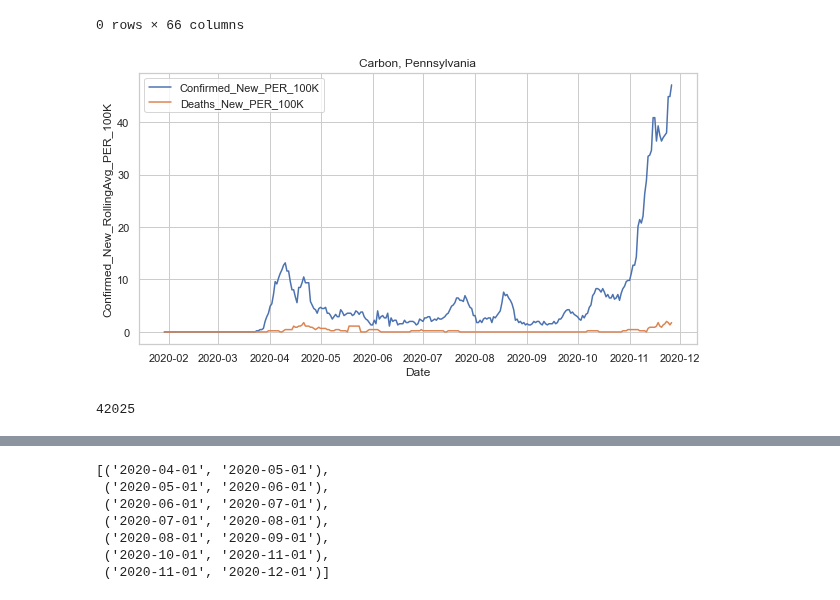
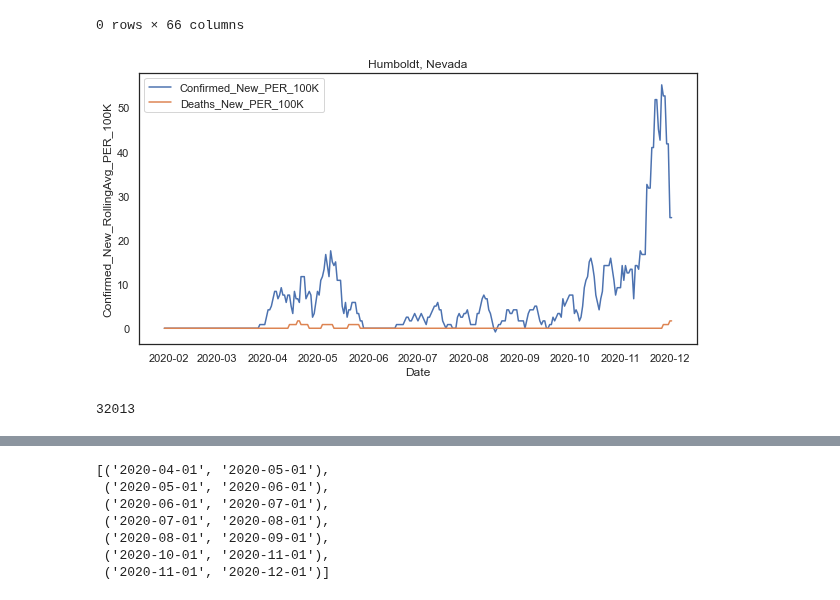
Before and after one commit to pballent/hia-covid, a Jupyter notebook: hia_covid_python_exploration/Combined_Data_Exploration.ipynb, the cells around one changed output, grey strips where cells are left out. Saved outputs shown, nothing was run; the diff lists cells and outputs as text; code cells hidden in the pictures.

```diff
--- a/hia_covid_python_exploration/Combined_Data_Exploration.ipynb
+++ b/hia_covid_python_exploration/Combined_Data_Exploration.ipynb
@@ -218,25 +218,25 @@ combined_sub[combined_sub.Date.isna() == True]
 |  | Date | County_FIPS | State Code | Name | retail_and_recreation_PCT_CFB | grocery_and_pharmacy_PCT_CFB | parks_PCT_CFB | ... |
 0 rows × 66 columns
 # %%
-sns.set_style("whitegrid")
+sns.set_style("white")
 
 u_FIPS = list(combined_sub.County_FIPS.unique())
 random_FIPS =  random.choice(u_FIPS)
 
 random_df = combined_sub[combined_sub.County_FIPS == random_FIPS]
 random_name = combined_sub[combined_sub.County_FIPS == random_FIPS]['Name'].iloc[0]
 random_state = combined_sub[combined_sub.County_FIPS == random_FIPS]['State'].iloc[0]
 
 plt.figure(figsize=(10,5))
 sns.lineplot(x="Date", y="Confirmed_New_RollingAvg_PER_100K", label="Confirmed_New_PER_100K", data=random_df)
 sns.lineplot(x="Date", y="Deaths_New_RollingAvg_PER_100K", label="Deaths_New_PER_100K", data=random_df)
 plt.legend(loc="upper left")
 plt.title("{title}".format(title=random_name.replace('|',', ')))
 plt.show()
 print(random_FIPS)
 # %% [output]
-[figure, old version]
+[figure, new version]
-42025
+32013
 # %%
 import random as random
 
```
Also changed, not shown: parts of 21 cells of this notebook, 2 other files.
